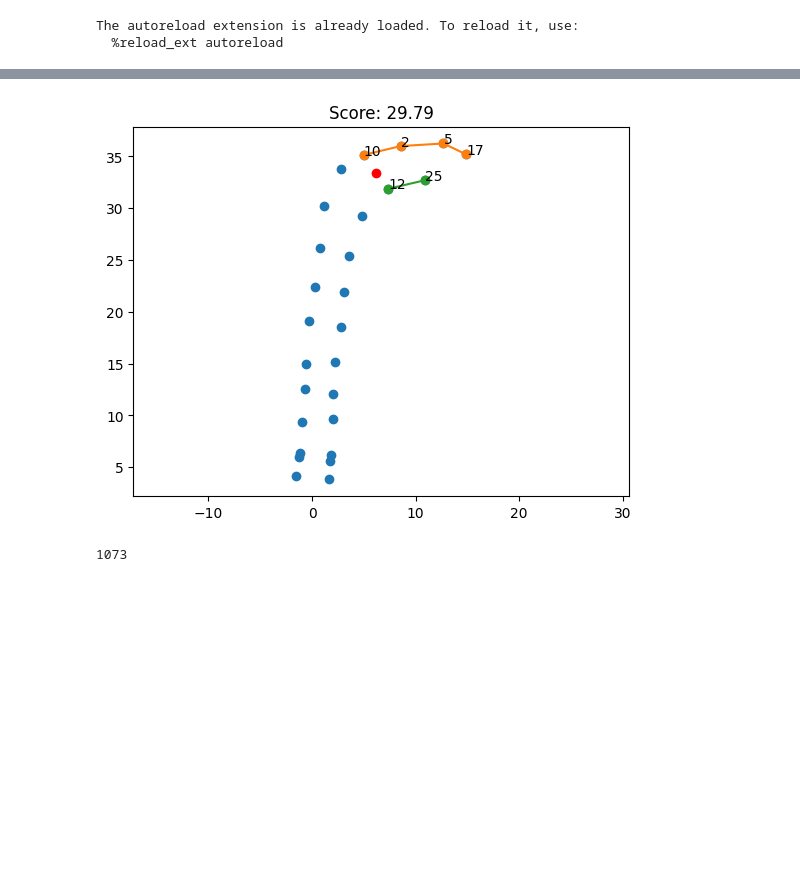
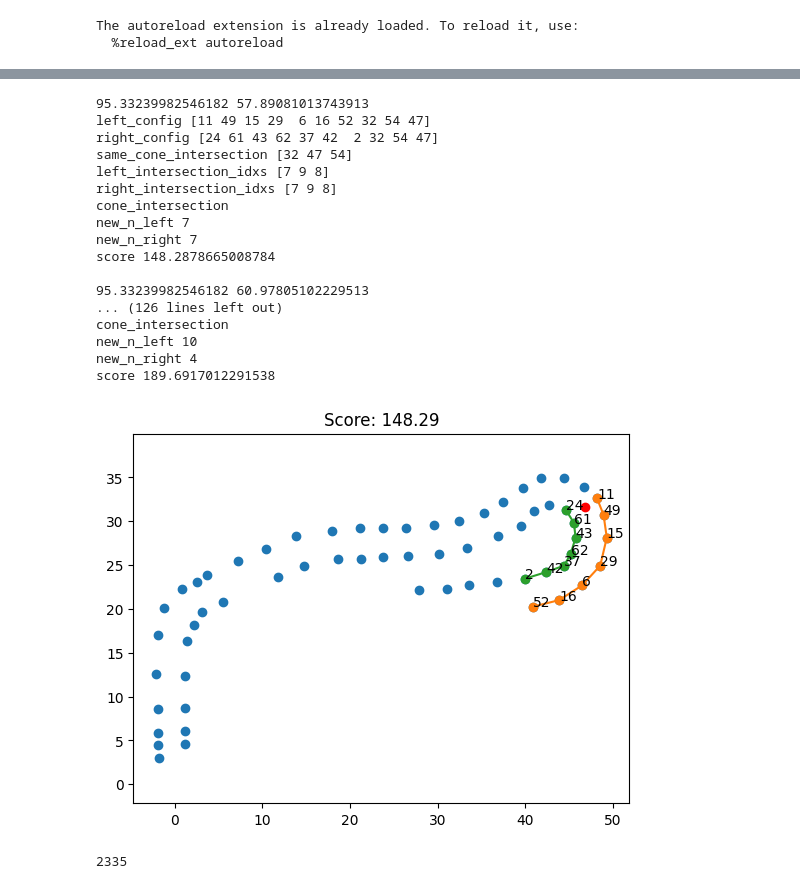
Before and after one commit to papalotis/ft-fsd-path-planning, a Jupyter notebook: colorless3.ipynb, the cells around one changed output, grey strips where cells are left out. Saved outputs shown, nothing was run; the diff lists cells and outputs as text; code cells hidden in the pictures; blank space fills up the shorter version.

Commit message:
its working, now small edge case handling remaining

```diff
--- a/colorless3.ipynb
+++ b/colorless3.ipynb
@@ -55,16 +61,26 @@ ts = TraceSorter(**ts_kwargs)
 # %%
 out_left = ts.sort(cones_together, ConeTypes.LEFT, position, direction)
 out_right = ts.sort(cones_together, ConeTypes.RIGHT, position, direction)
+if out_left is not None:
+    left_best_score, left_best_config = out_left[0][0], out_left[1][0]
+else:
+    left_best_score, left_best_config = [],np.zeros(len(cones_together), dtype=int) - 1
 
-left_best_score, left_best_config = out_left[0][0], out_left[1][0]
-right_best_score, right_best_config = out_right[0][0], out_right[1][0]
+if out_right is not None:
+    right_best_score, right_best_config = out_right[0][0], out_right[1][0]
+else:
+    right_best_score, right_best_config = [], np.zeros(len(cones_together), dtype=int) - 1
 
 left_best_config = left_best_config[left_best_config != -1]
 right_best_config = right_best_config[right_best_config != -1]
 
 plt.plot(*cones_together.T, "o")
 plt.plot(*position, "ro")
+
 plt.plot(*cones_together[left_best_config].T, "o-")
 plt.plot(*cones_together[right_best_config].T, "o-")
 plt.axis("equal")
+
+for i, (x,y) in enumerate(cones_together):
+    plt.text(x, y, str(i))
 # %% [output]
@@ -110,7 +125,8 @@ def find_first_intersection_in_trace(trace: np.ndarray, other_trace: np.ndarray)
 from itertools import chain
 
 def colorless_sort(cones: np.ndarray, position: np.ndarray, direction: np.ndarray):
-    print = lambda *args, **kwargs: None
+    # old_print = print
+    # print = lambda *args, **kwargs: None
 
     all_left = ts.sort(cones, ConeTypes.LEFT, position, direction)
     all_right = ts.sort(cones, ConeTypes.RIGHT, position, direction)
@@ -145,13 +161,16 @@ def colorless_sort(cones: np.ndarray, position: np.ndarray, direction: np.ndarra
     scores = []
     configs = []
 
-    for x in it:
+    for i,x in enumerate(it):
         (left_score, left_config), (right_score, right_config) = x
 
-
+        print(left_score, right_score)
 
         left_config = left_config[left_config != -1]
         right_config = right_config[right_config != -1]
+
+        orig_left_config = left_config.copy()
+        orig_right_config = right_config.copy()
 
         print("left_config", left_config)
         print("right_config", right_config)
@@ -161,17 +180,22 @@ def colorless_sort(cones: np.ndarray, position: np.ndarray, direction: np.ndarra
         print("left_intersection_idxs", left_intersection_idxs)
         print("right_intersection_idxs", right_intersection_idxs)
         if len(same_cone_intersection) > 0 and len(left_config) >= 3 and len(right_config) >= 3:
+            print('cone_intersection')
             left_stop_idx = min(left_intersection_idxs)
             right_stop_idx = min(right_intersection_idxs)
 
             if left_stop_idx == len(left_config) - 1:
-                right_stop_idx = len(right_config)
+                new_right_stop_idx = len(right_config)
+            else:
+                new_right_stop_idx = right_stop_idx
 
             if right_stop_idx == len(right_config) - 1:
-                left_stop_idx = len(left_config)
+                new_left_stop_idx = len(left_config)
+            else:
+                new_left_stop_idx = left_stop_idx
 
-            left_config = left_config[:left_stop_idx]
-            right_config = right_config[:right_stop_idx]
+            left_config = left_config[:new_left_stop_idx]
+            right_config = right_config[:new_right_stop_idx]
 
             new_n_left = len(left_config)
             new_n_right = len(right_config)
@@ -189,9 +213,6 @@ def colorless_sort(cones: np.ndarray, position: np.ndarray, direction: np.ndarra
             else:
                 left_score = cost_configurations(cones, left_config[None], ConeTypes.LEFT, position, direction, return_individual_costs=False)[0]
                 right_score = cost_configurations(cones, right_config[None], ConeTypes.RIGHT, position, direction, return_individual_costs=False)[0]
-        else:
-            left_score = float("inf")
-            right_score = float("inf")
 
 
         left_trace = cones[left_config]
@@ -200,6 +221,7 @@ def colorless_sort(cones: np.ndarray, position: np.ndarray, direction: np.ndarra
         edges_intersections = n_intersections(left_trace, right_trace)
 
         if edges_intersections > 0:
+            print('edges_intersection')
             stop_left = find_first_intersection_in_trace(left_trace, right_trace)
             stop_right = find_first_intersection_in_trace(right_trace, left_trace)
 
@@ -214,6 +236,7 @@ def colorless_sort(cones: np.ndarray, position: np.ndarray, direction: np.ndarra
                 right_score = float("inf")
 
 
+
         score = left_score + right_score
 
         print('score', score)
@@ -221,38 +244,58 @@ def colorless_sort(cones: np.ndarray, position: np.ndarray, direction: np.ndarra
         scores.append(score)
         configs.append((left_config, right_config))
 
+        if i == 0 and len(left_config) == len(orig_left_config) and np.allclose(orig_left_config, left_config) and len(right_config) == len(orig_right_config) and np.allclose(orig_right_config, right_config):
+            print('first solution seems good', score)
+            break
 
     if len(scores) == 0:
         return None, None, None
 
 
     best_score_idx = np.argmin(scores)
     best_score = scores[best_score_idx]
     best_combination = configs[best_score_idx]
 
     best_left, best_right = best_combination
     best_left_points = cones[best_left[best_left != -1]]
     best_right_points = cones[best_right[best_right != -1]]
 
     return best_left_points, best_right_points, best_score
 
 
 left, right, score = colorless_sort(cones_together, position, direction)
 
 if left is not None:
     plt.plot(*cones_together.T, "o")
     plt.plot(*position, "ro")
     plt.plot(*left.T, "o-")
     plt.plot(*right.T, "o-")
     plt.title(f"Score: {score:.2f}")
     plt.axis("equal")
     for c in chain(left, right):
         idx = np.linalg.norm(c - cones_together, axis=1).argmin()
         plt.text(*c, idx)
 else:
     print("No solution found")
 # %% [output]
+95.33239982546182 57.89081013743913
+left_config [11 49 15 29  6 16 52 32 54 47]
+right_config [24 61 43 62 37 42  2 32 54 47]
+same_cone_intersection [32 47 54]
+left_intersection_idxs [7 9 8]
+right_intersection_idxs [7 9 8]
+cone_intersection
+new_n_left 7
+new_n_right 7
+score 148.2878665008784
+
+95.33239982546182 60.97805102229513
+... (126 lines left out)
+cone_intersection
+new_n_left 10
+new_n_right 4
+score 189.6917012291538
-[figure, old version]
+[figure, new version]
 # %%
 from fsd_path_planning.demo.json_demo import load_data_json
 from tqdm import tqdm
@@ -297,5 +340,5 @@ for i, (demo_positions_i, demo_directions_i, demo_cones_i) in tqdm(it[:800]):
 # %%
-x=str(repr(it[72][1]))
+x=str(repr(it[186][1]))
 Path("test.txt").write_text(x)
 # %% [output]
-1073
+2335
```
Also changed, not shown: parts of 4 cells of this notebook, 4 other files.
